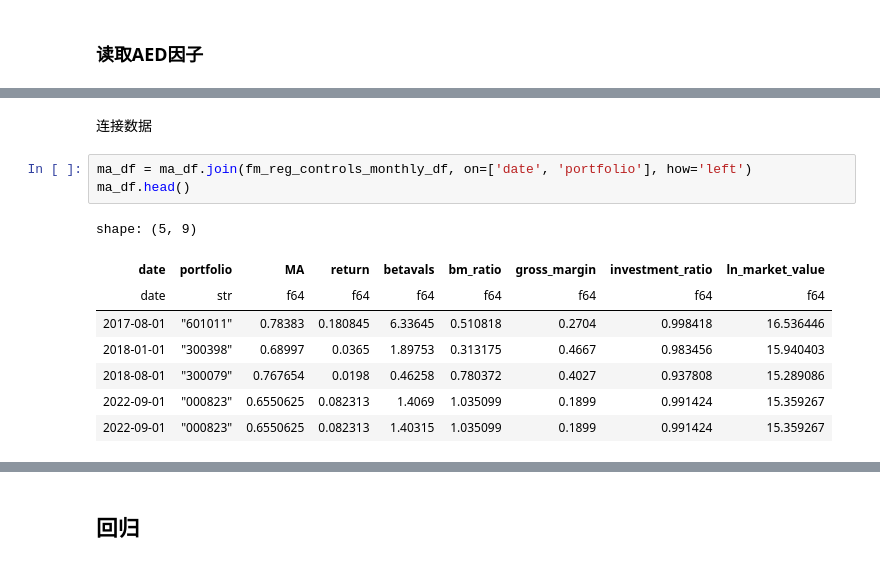
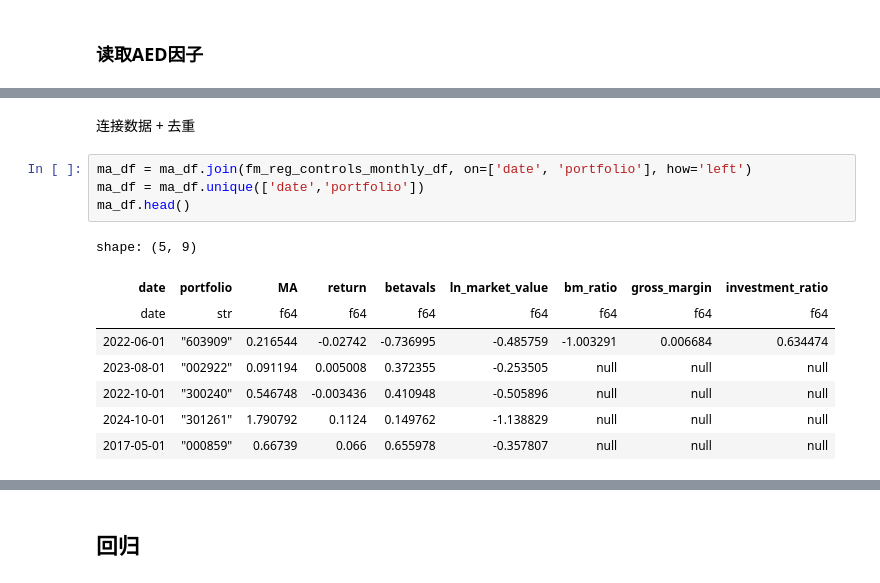
Before and after one commit to QiYueran-source/GraduationThesis, a Jupyter notebook: 4.主回归-FM回归.ipynb, the cells around one changed output, grey strips where cells are left out. Cells and saved outputs as stored; diff of their text form.

```diff
--- a/4.主回归-FM回归.ipynb
+++ b/4.主回归-FM回归.ipynb
@@ -160,14 +192,15 @@ shape: (10, 7)
 # %% [markdown]
-连接数据
+连接数据 + 去重
 # %%
 ma_df = ma_df.join(fm_reg_controls_monthly_df, on=['date', 'portfolio'], how='left')
+ma_df = ma_df.unique(['date','portfolio'])
 ma_df.head()
 # %% [output]
 shape: (5, 9)
-| date | portfolio | MA | return | betavals | bm_ratio | gross_margin | investment_ratio | ln_market_value |
+| date | portfolio | MA | return | betavals | ln_market_value | bm_ratio | gross_margin | investment_ratio |
 | date | str | f64 | f64 | f64 | f64 | f64 | f64 | f64 |
-| 2017-08-01 | "601011" | 0.78383 | 0.180845 | 6.33645 | 0.510818 | 0.2704 | 0.998418 | 16.536446 |
-| 2018-01-01 | "300398" | 0.68997 | 0.0365 | 1.89753 | 0.313175 | 0.4667 | 0.983456 | 15.940403 |
-| 2018-08-01 | "300079" | 0.767654 | 0.0198 | 0.46258 | 0.780372 | 0.4027 | 0.937808 | 15.289086 |
-| 2022-09-01 | "000823" | 0.6550625 | 0.082313 | 1.4069 | 1.035099 | 0.1899 | 0.991424 | 15.359267 |
-| 2022-09-01 | "000823" | 0.6550625 | 0.082313 | 1.40315 | 1.035099 | 0.1899 | 0.991424 | 15.359267 |
+| 2022-06-01 | "603909" | 0.216544 | -0.02742 | -0.736995 | -0.485759 | -1.003291 | 0.006684 | 0.634474 |
+| 2023-08-01 | "002922" | 0.091194 | 0.005008 | 0.372355 | -0.253505 | null | null | null |
+| 2022-10-01 | "300240" | 0.546748 | -0.003436 | 0.410948 | -0.505896 | null | null | null |
+| 2024-10-01 | "301261" | 1.790792 | 0.1124 | 0.149762 | -1.138829 | null | null | null |
+| 2017-05-01 | "000859" | 0.66739 | 0.066 | 0.655978 | -0.357807 | null | null | null |
```
Also changed, not shown: parts of 13 cells of this notebook, 12 other files.
